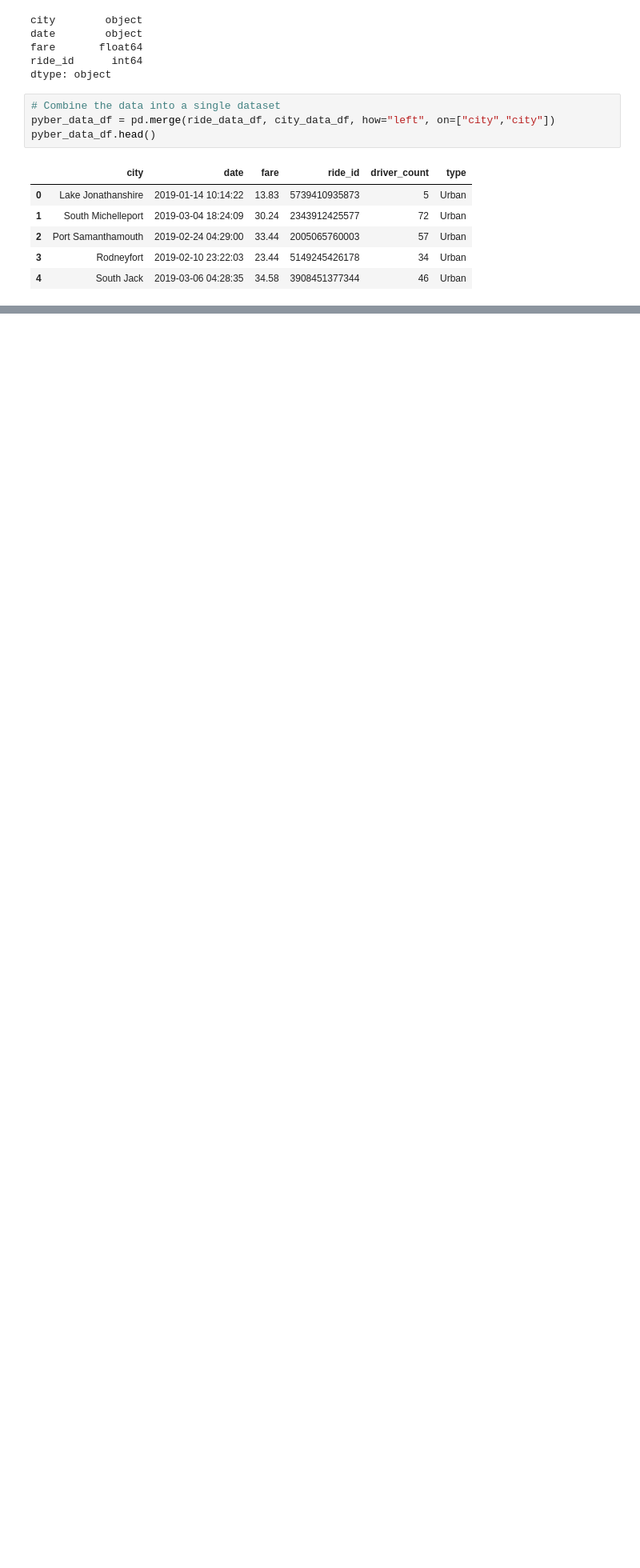
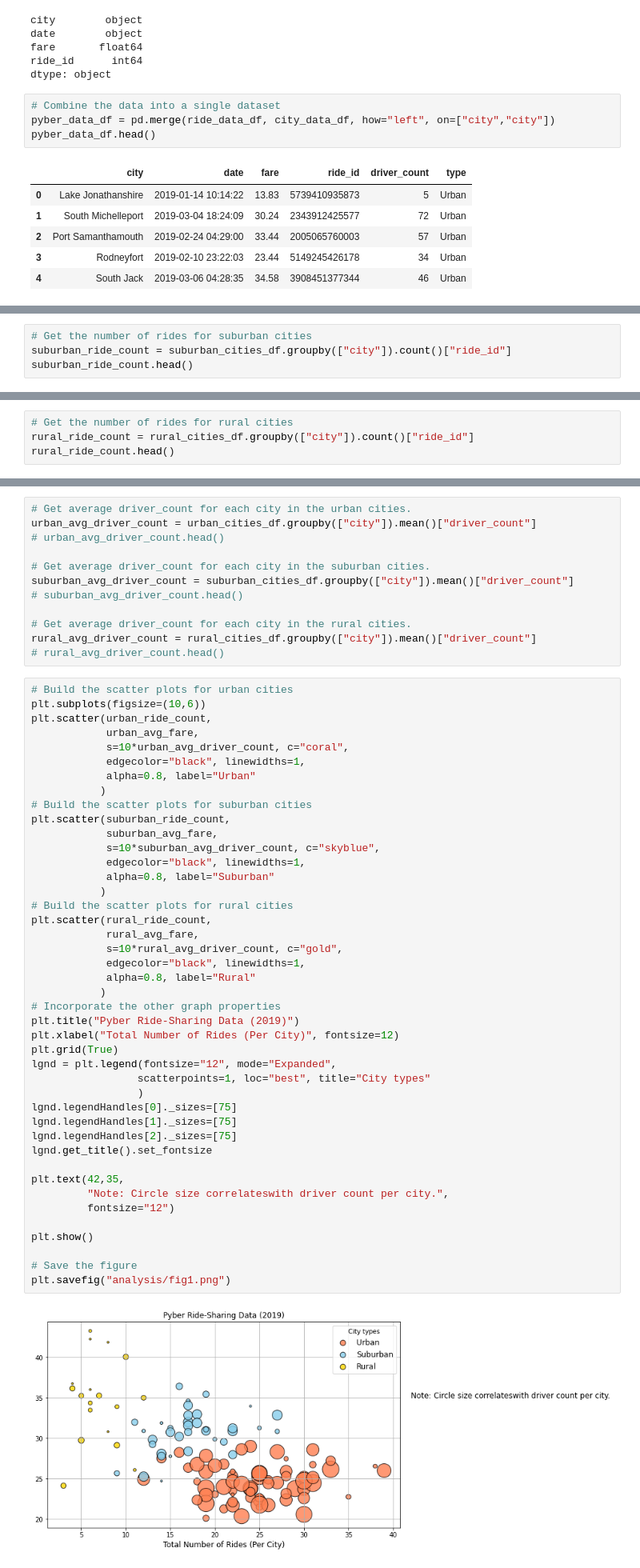
Before and after one commit to jobloom79/PyBer_Analysis, a Jupyter notebook: PyBer.ipynb, the cells around one changed output, grey strips where cells are left out. Shown at 80% size. Drawn from its saved outputs; the diff is of its cells as text; blank space fills up the shorter version.

```diff
--- a/PyBer.ipynb
+++ b/PyBer.ipynb
@@ -104,0 +156,4 @@ pyber_data_df.head()
+# %%
+# Get the number of rides for suburban cities
+suburban_ride_count = suburban_cities_df.groupby(["city"]).count()["ride_id"]
+suburban_ride_count.head()
@@ -104,0 +168,4 @@ pyber_data_df.head()
+# %%
+# Get the number of rides for rural cities
+rural_ride_count = rural_cities_df.groupby(["city"]).count()["ride_id"]
+rural_ride_count.head()
@@ -104,0 +201,57 @@ pyber_data_df.head()
+# %%
+# Get average driver_count for each city in the urban cities.
+urban_avg_driver_count = urban_cities_df.groupby(["city"]).mean()["driver_count"]
+# urban_avg_driver_count.head()
+
+# Get average driver_count for each city in the suburban cities.
+suburban_avg_driver_count = suburban_cities_df.groupby(["city"]).mean()["driver_count"]
+# suburban_avg_driver_count.head()
+
+# Get average driver_count for each city in the rural cities.
+rural_avg_driver_count = rural_cities_df.groupby(["city"]).mean()["driver_count"]
+# rural_avg_driver_count.head()
+# %%
+# Build the scatter plots for urban cities
+plt.subplots(figsize=(10,6))
+plt.scatter(urban_ride_count,
+            urban_avg_fare,
+            s=10*urban_avg_driver_count, c="coral",
+            edgecolor="black", linewidths=1,
+            alpha=0.8, label="Urban"
+           )
+# Build the scatter plots for suburban cities
+plt.scatter(suburban_ride_count,
+            suburban_avg_fare,
+            s=10*suburban_avg_driver_count, c="skyblue",
+            edgecolor="black", linewidths=1,
+            alpha=0.8, label="Suburban"
+           )
+# Build the scatter plots for rural cities
+plt.scatter(rural_ride_count,
+            rural_avg_fare,
+            s=10*rural_avg_driver_count, c="gold",
+            edgecolor="black", linewidths=1,
+            alpha=0.8, label="Rural"
+           )
+# Incorporate the other graph properties
+plt.title("Pyber Ride-Sharing Data (2019)")
+plt.xlabel("Total Number of Rides (Per City)", fontsize=12)
+plt.grid(True)
+lgnd = plt.legend(fontsize="12", mode="Expanded",
+                 scatterpoints=1, loc="best", title="City types"
+                 )
+lgnd.legendHandles[0]._sizes=[75]
+lgnd.legendHandles[1]._sizes=[75]
+lgnd.legendHandles[2]._sizes=[75]
+lgnd.get_title().set_fontsize
+
+plt.text(42,35,
+         "Note: Circle size correlateswith driver count per city.",
+         fontsize="12")
+
+plt.show()
+
+# Save the figure
+plt.savefig("analysis/fig1.png")
+# %% [output]
+[figure, added]
```
Also changed, not shown: parts of 9 cells of this notebook, 1 other file.
